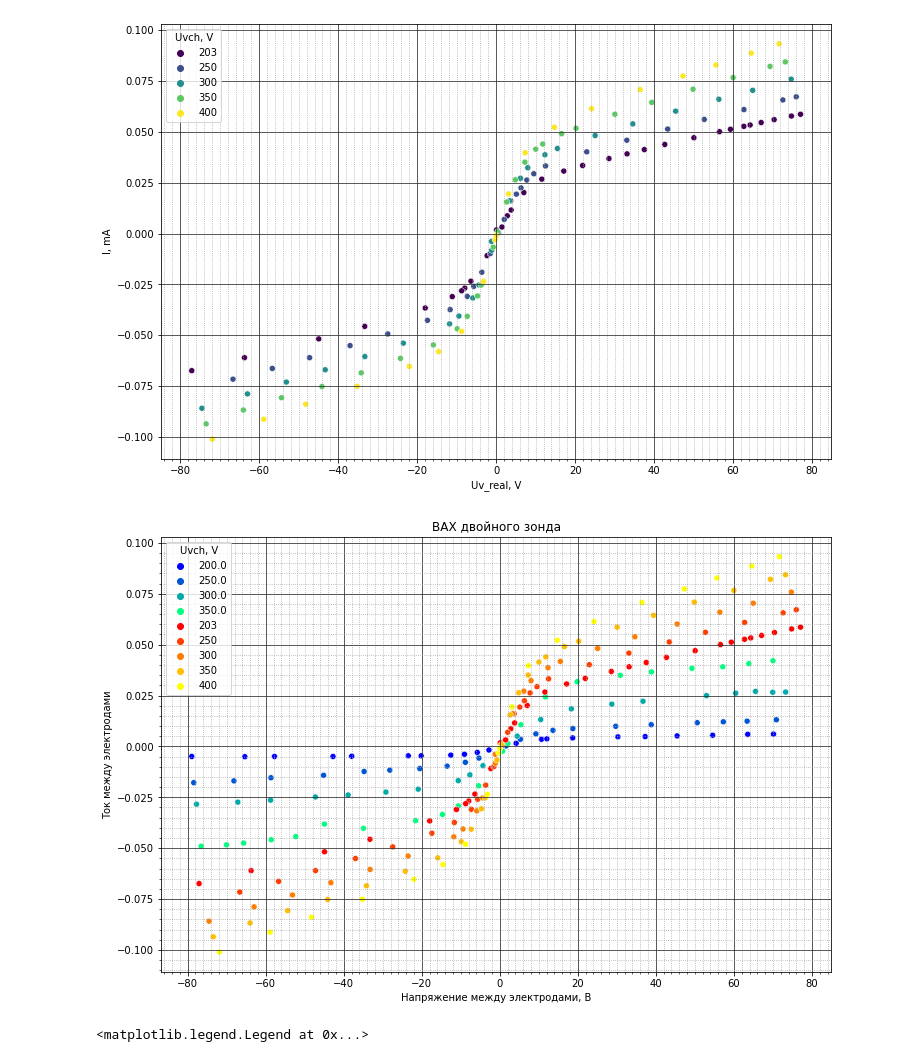
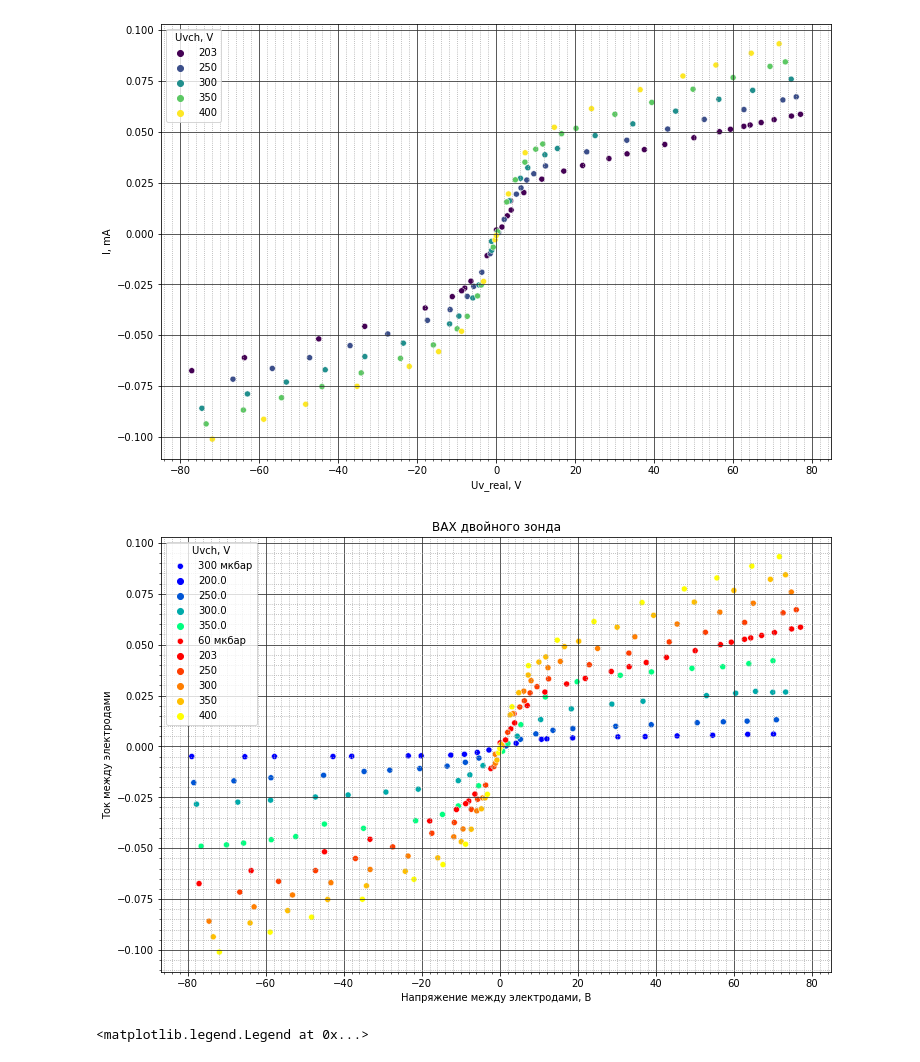
Before and after one commit to Redencon/Lapki, a Jupyter notebook: DZ.ipynb, the cells around one changed output. Cells and saved outputs as stored; diff of their text form; code cells hidden in the pictures.

Commit message:
DZ winter and autumn got labels

```diff
--- a/DZ.ipynb
+++ b/DZ.ipynb
@@ -162,36 +162,36 @@ data2 = pd.read_csv('DZ2.csv', sep=';')
 plt.figure(figsize=(12, 8))
 def comma_to_dot(s: str) -> str:
     if type(s) != str:
         return s
     a = ''
     for c in s:
         if c == ',':
             a += '.'
         else:
             a += c
     return a
 
 data2 = data2.applymap(comma_to_dot).astype('float64')
 data2['Uv_real, V'] = data2['Uv, V'] - data2['Ui, V']
 data2['I, mA'] = data2['Ui, V'] / 9.1
 ax = plt.axes()
-sns.scatterplot(data = data2, x = 'Uv_real, V', y = 'I, mA', ax=ax, hue='Uvch, V', palette='winter', marker='o')
-sns.scatterplot(data = data, x = 'Uv_real, V', y = 'I, mA', ax=ax, hue='Uvch, V', palette='autumn', marker='o')
+sns.scatterplot(data = data2, x = 'Uv_real, V', y = 'I, mA', ax=ax, hue='Uvch, V', palette='winter', marker='o', label='300 мкбар')
+sns.scatterplot(data = data, x = 'Uv_real, V', y = 'I, mA', ax=ax, hue='Uvch, V', palette='autumn', marker='o', label='60 мкбар')
 
 ax.set_xlabel('Напряжение между электродами, В')
 ax.set_ylabel('Ток между электродами')
 ax.set_title('ВАХ двойного зонда')
 
 from matplotlib.ticker import MultipleLocator
 plt.grid(which='major', color='#323232', linestyle='-')
 plt.grid(which='minor', color='#a4a4a4', linestyle=':')
 mlx = MultipleLocator(2)
 ax.xaxis.set_minor_locator(mlx)
 mly = MultipleLocator(0.005)
 ax.yaxis.set_minor_locator(mly)
 # data.to_csv('DZ.csv')
 # %% [output]
-[figure, old version]
+[figure, new version]
 # %%
 def f(U, dU, T, I0, a, b):
     return I0 * np.tanh(1.6e-19*(U - dU)/(2*1.38e-23*T)) + a*U + b
```
